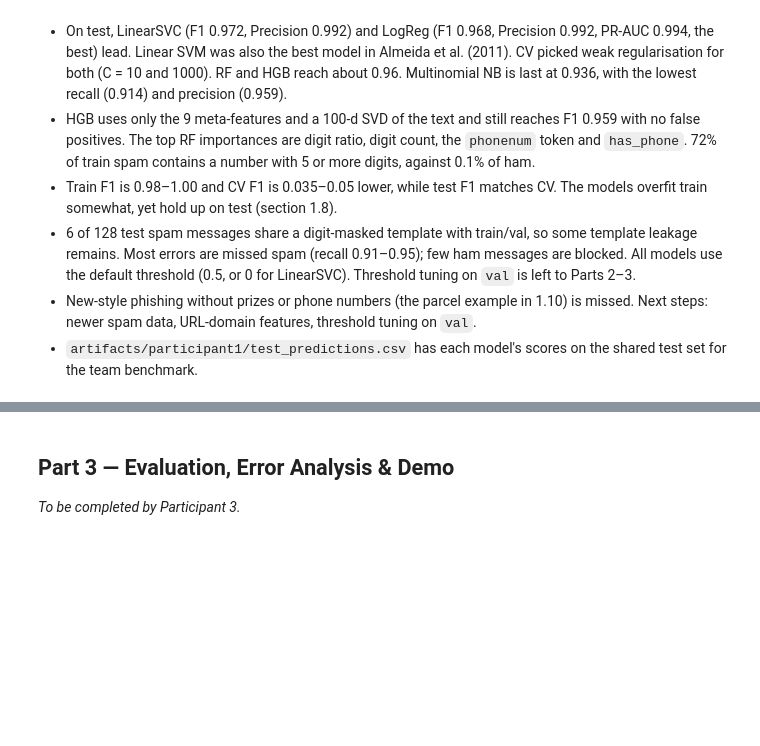
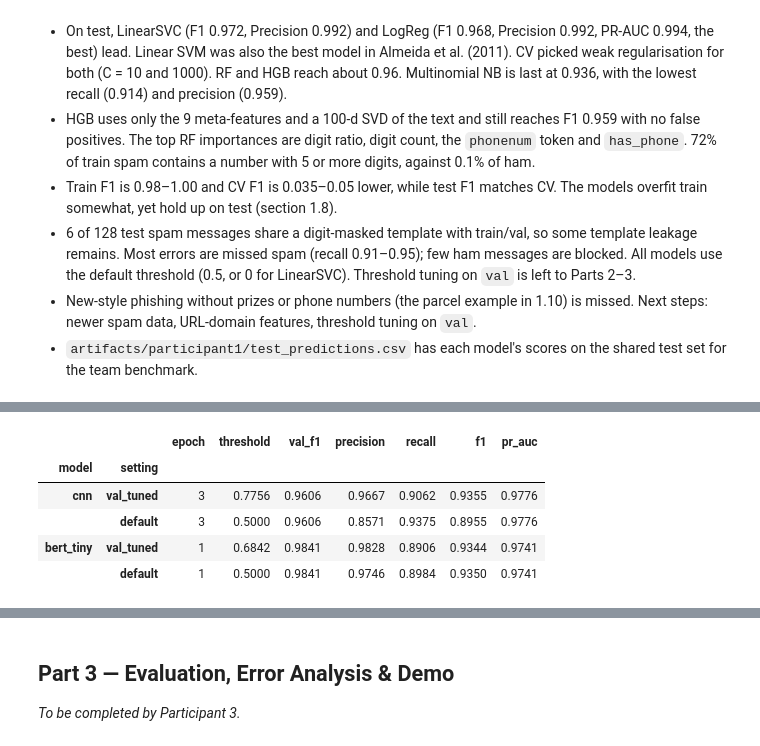
Before and after one commit to dench1k1ng/ml_midterm, a Jupyter notebook: Final_Denis_Shin_Abylay_Latiyev_Nikita_Vassilenko.ipynb, the cells around one changed output, grey strips where cells are left out. Saved outputs shown, nothing was run; the diff lists cells and outputs as text; code cells hidden in the pictures; blank space fills up the shorter version.

Commit message:
Complete participant 2 neural SMS spam models

```diff
--- a/Final_Denis_Shin_Abylay_Latiyev_Nikita_Vassilenko.ipynb
+++ b/Final_Denis_Shin_Abylay_Latiyev_Nikita_Vassilenko.ipynb
@@ -516,0 +737,10 @@ _To be completed by Participant 2. Load `data/sms_dedup.csv` and `artifacts/spli
+# %%
+set_seed(DL_SEED)
+bert_model = AutoModelForSequenceClassification.from_pretrained(
+    BERT_TINY, revision=BERT_REVISION, use_safetensors=True,
+    num_labels=2, id2label={0: "ham", 1: "spam"}, label2id={"ham": 0, "spam": 1},
+)
+bert_best, bert_history = fit_sms_model(
+    bert_model, bert_inputs, epochs=8, batch_size=32, learning_rate=1e-4, warmup_fraction=0.10,
+)
+bert_history.round(4)
@@ -516,0 +760,36 @@ _To be completed by Participant 2. Load `data/sms_dedup.csv` and `artifacts/spli
+# %%
+dl_models = {
+    "cnn": (cnn_model, encode_cnn, cnn_best),
+    "bert_tiny": (bert_model, bert_inputs, bert_best),
+}
+dl_predictions = dl_test[["idx", "y"]].rename(columns={"y": "y_true"}).reset_index(drop=True)
+dl_rows = []
+for name, (model, encode, best_epoch) in dl_models.items():
+    scores = spam_scores(model, encode(dl_test["text"].tolist()))
+    dl_predictions[f"score_{name}"] = scores
+    dl_predictions[f"pred_{name}"] = (scores >= best_epoch["threshold"]).astype(int)
+    for setting, threshold in [("val_tuned", best_epoch["threshold"]), ("default", 0.5)]:
+        predicted = scores >= threshold
+        y_true = dl_predictions["y_true"]
+        dl_rows.append({
+            "model": name, "setting": setting,
+            "epoch": best_epoch["epoch"], "threshold": threshold, "val_f1": best_epoch["val_f1"],
+            "precision": precision_score(y_true, predicted, zero_division=0),
+            "recall": recall_score(y_true, predicted, zero_division=0),
+            "f1": f1_score(y_true, predicted, zero_division=0),
+            "pr_auc": average_precision_score(y_true, scores),
+        })
+
+dl_results = pd.DataFrame(dl_rows)
+dl_predictions.to_csv(DL_OUT / "test_predictions.csv", index=False, float_format="%.9g")
+dl_results.loc[dl_results["setting"].eq("val_tuned")].to_csv(
+    DL_OUT / "test_metrics.csv", index=False, float_format="%.9g",
+)
+dl_results.set_index(["model", "setting"]).round(4)
+# %% [output]
+|  |  | epoch | threshold | val_f1 | precision | recall | f1 | pr_auc |
+| model | setting |  |  |  |  |  |  |  |
+| cnn | val_tuned | 3 | 0.7756 | 0.9606 | 0.9667 | 0.9062 | 0.9355 | 0.9776 |
+|  | default | 3 | 0.5000 | 0.9606 | 0.8571 | 0.9375 | 0.8955 | 0.9776 |
+| bert_tiny | val_tuned | 1 | 0.6842 | 0.9841 | 0.9828 | 0.8906 | 0.9344 | 0.9741 |
+|  | default | 1 | 0.5000 | 0.9841 | 0.9746 | 0.8984 | 0.9350 | 0.9741 |
```
Also changed, not shown: parts of 12 cells of this notebook, 4 other files.
